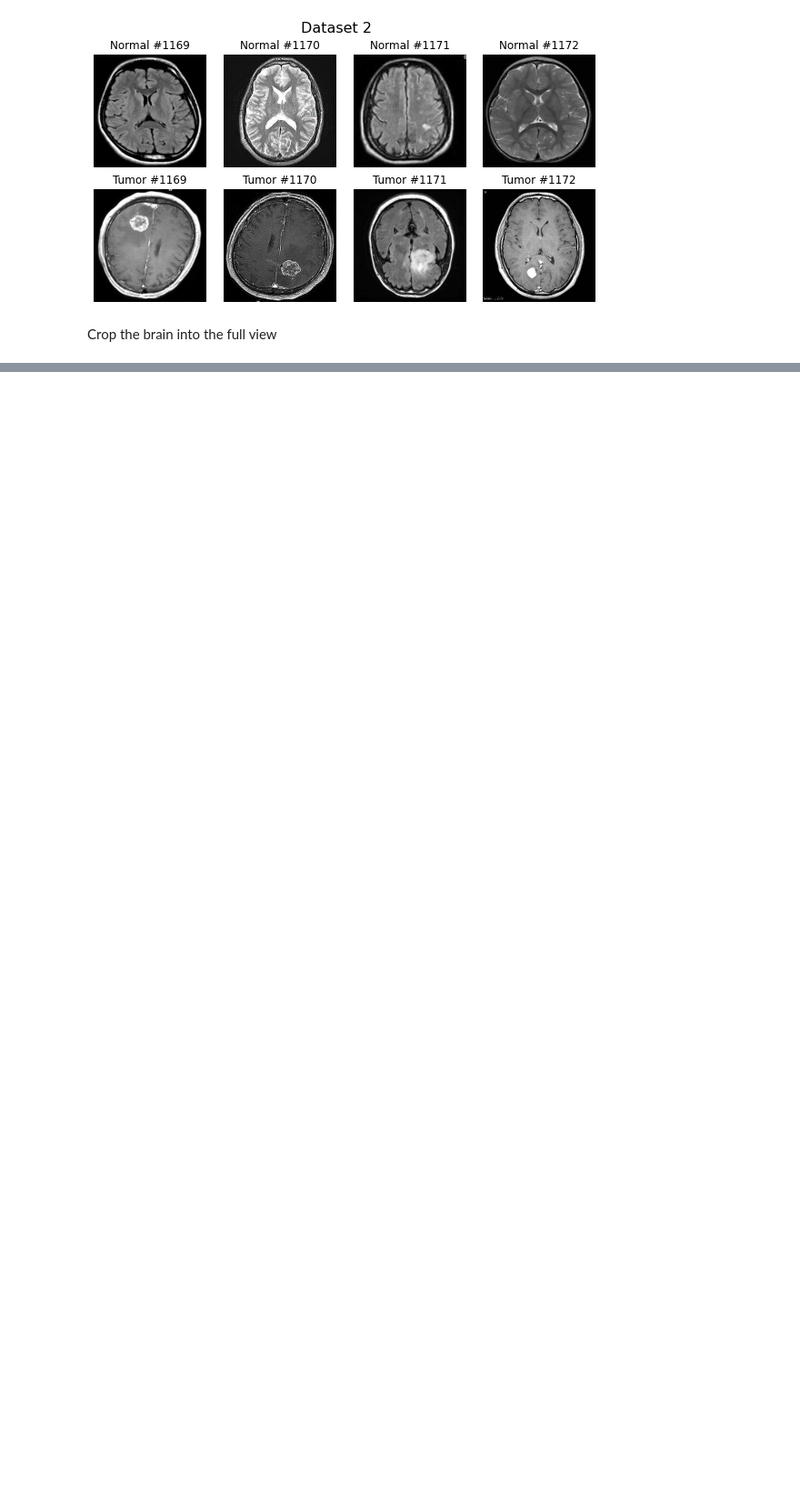
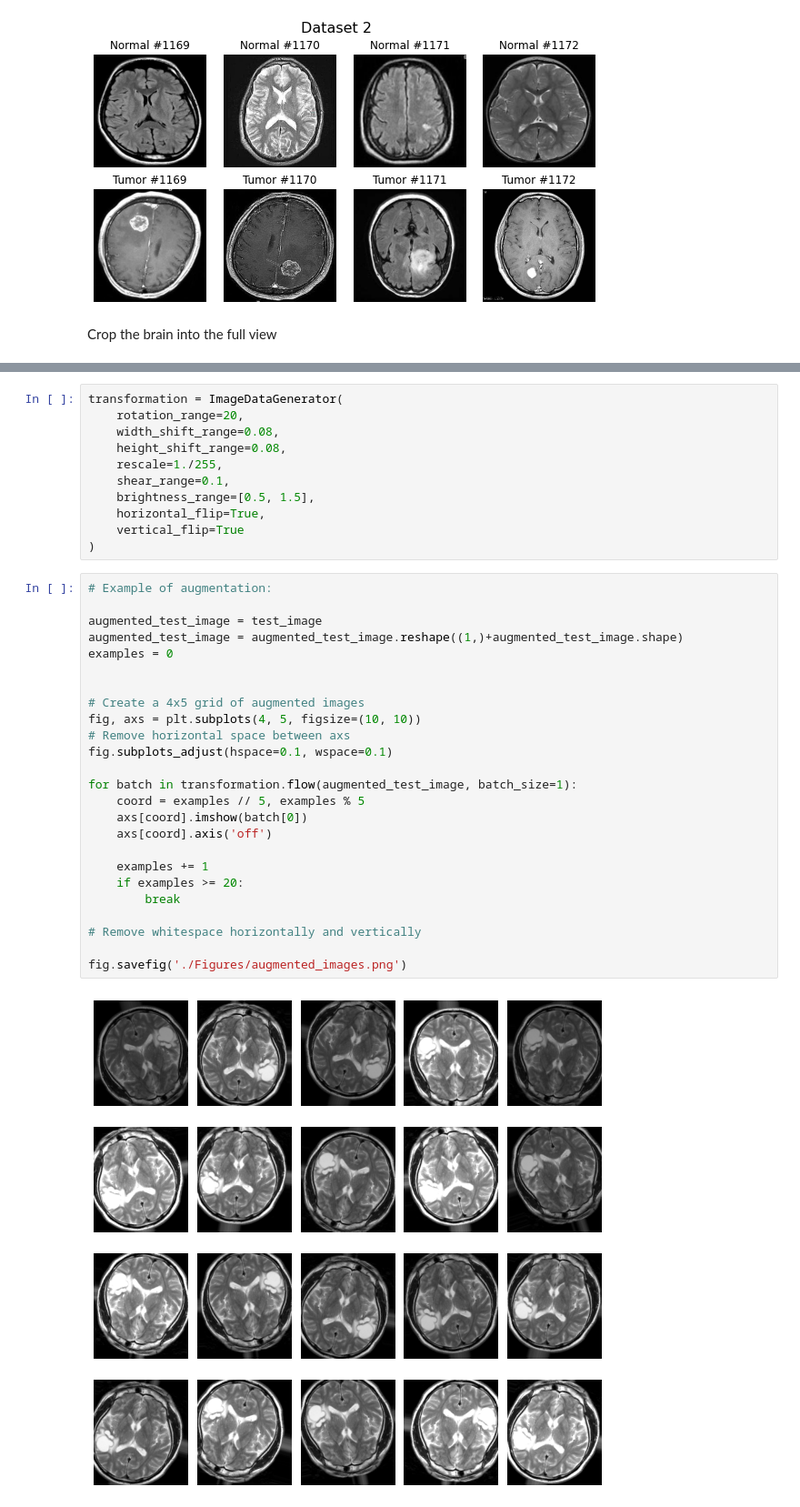
Before and after one commit to andrewharrop/Advanced-AI-Thesis, a Jupyter notebook: alt_main.ipynb, the cells around one changed output, grey strips where cells are left out. Shown at 91% size. Cells and saved outputs as stored; diff of their text form; blank space fills up the shorter version.

```diff
--- a/alt_main.ipynb
+++ b/alt_main.ipynb
@@ -149,0 +131,38 @@ plot_cnn_history(base_cnn_history)
+# %%
+transformation = ImageDataGenerator(
+    rotation_range=20,
+    width_shift_range=0.08,
+    height_shift_range=0.08,
+    rescale=1./255,
+    shear_range=0.1,
+    brightness_range=[0.5, 1.5],
+    horizontal_flip=True,
+    vertical_flip=True
+)
+# %%
+# Example of augmentation:
+
+augmented_test_image = test_image
+augmented_test_image = augmented_test_image.reshape((1,)+augmented_test_image.shape)
+examples = 0
+
+
+# Create a 4x5 grid of augmented images
+fig, axs = plt.subplots(4, 5, figsize=(10, 10))
+# Remove horizontal space between axs
+fig.subplots_adjust(hspace=0.1, wspace=0.1)
+
+for batch in transformation.flow(augmented_test_image, batch_size=1):
+    coord = examples // 5, examples % 5
+    axs[coord].imshow(batch[0])
+    axs[coord].axis('off')
+
+    examples += 1
+    if examples >= 20:
+        break
+
+# Remove whitespace horizontally and vertically
+
+fig.savefig('./Figures/augmented_images.png')
+# %% [output]
+[figure, added]
```
Also changed, not shown: parts of 14 cells of this notebook, 1 other file.
